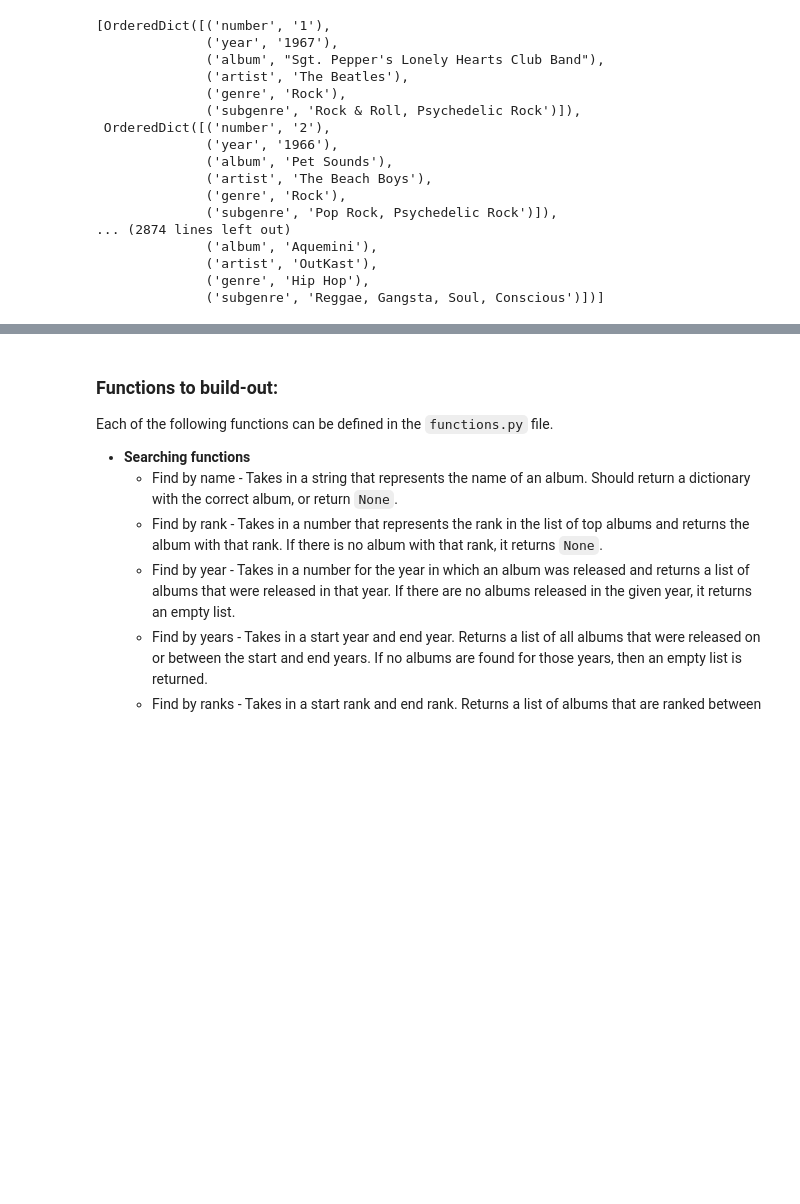
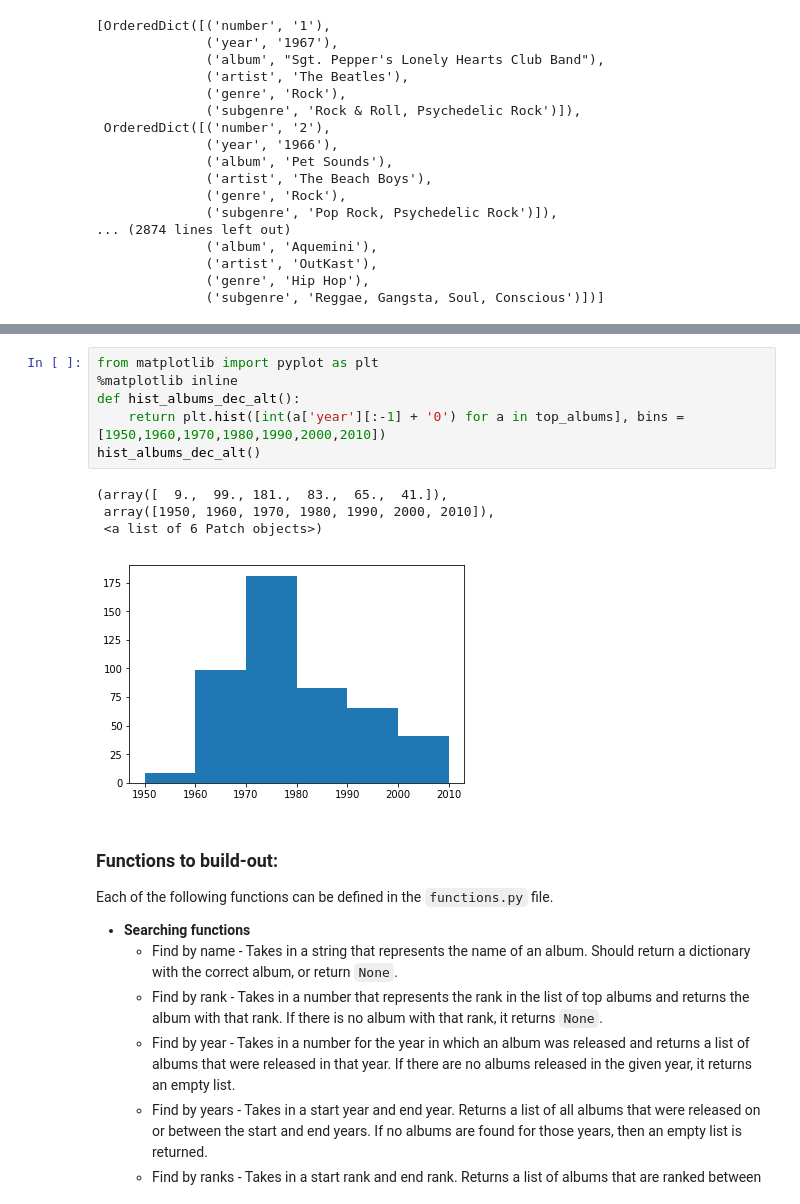
Before and after one commit to ndelrossi7/nyc-mhtn-ds-060319-lectures, a Jupyter notebook: Mod_1/rolling-stones/index.ipynb, the cells around one changed output, grey strips where cells are left out. Cells and saved outputs as stored; diff of their text form; blank space fills up the shorter version.

```diff
--- a/Mod_1/rolling-stones/index.ipynb
+++ b/Mod_1/rolling-stones/index.ipynb
@@ -125,3 +187,14 @@ from statistics import mode
+# %%
+from matplotlib import pyplot as plt
+%matplotlib inline
+def hist_albums_dec_alt():
+    return plt.hist([int(a['year'][:-1] + '0') for a in top_albums], bins = [1950,1960,1970,1980,1990,2000,2010])
+hist_albums_dec_alt()
+# %% [output]
+(array([  9.,  99., 181.,  83.,  65.,  41.]),
+ array([1950, 1960, 1970, 1980, 1990, 2000, 2010]),
+ <a list of 6 Patch objects>)
+[figure, added]
 # %% [markdown]
 
 ### Functions to build-out:
```
Also changed, not shown: parts of 5 cells of this notebook, 1 other file.
